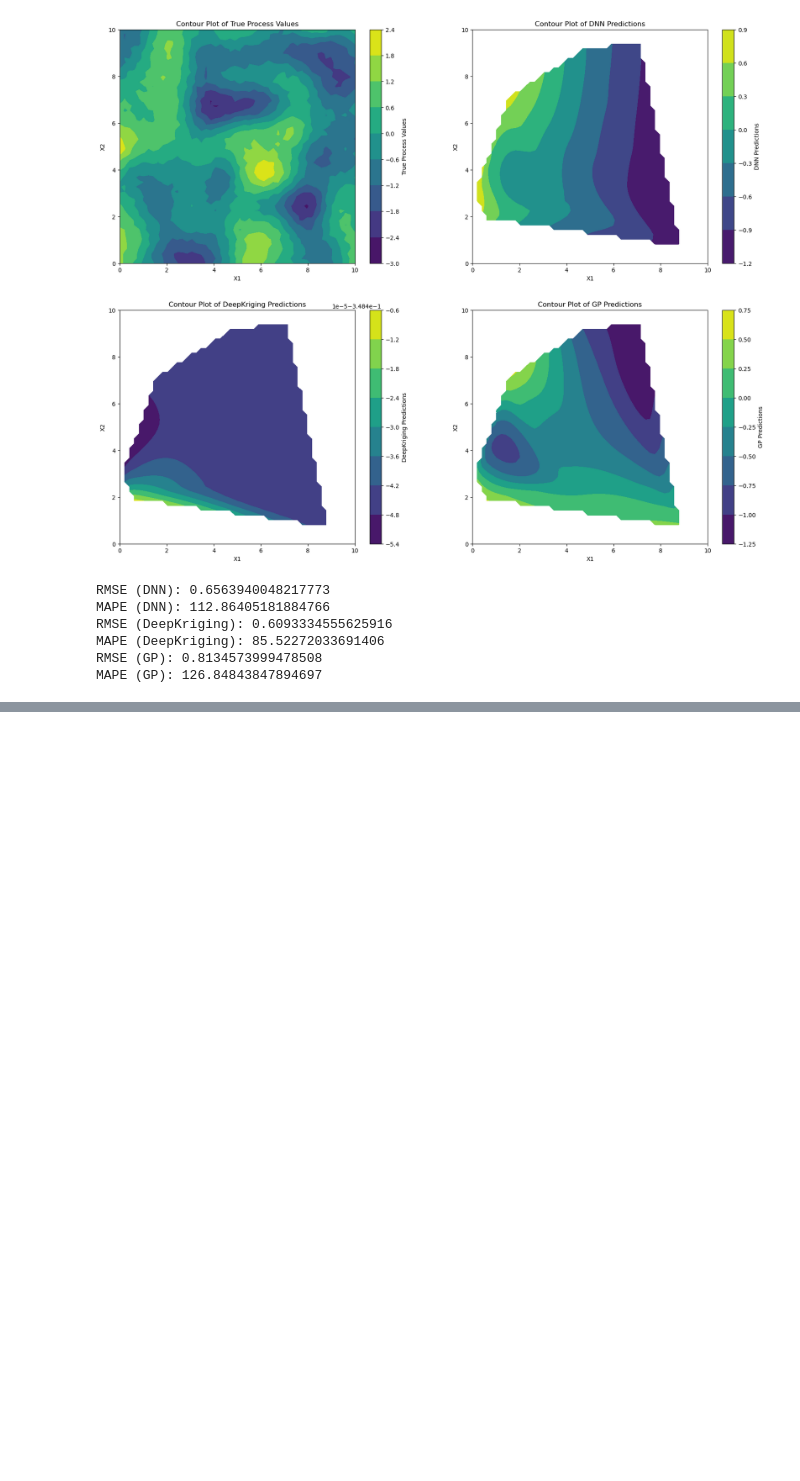
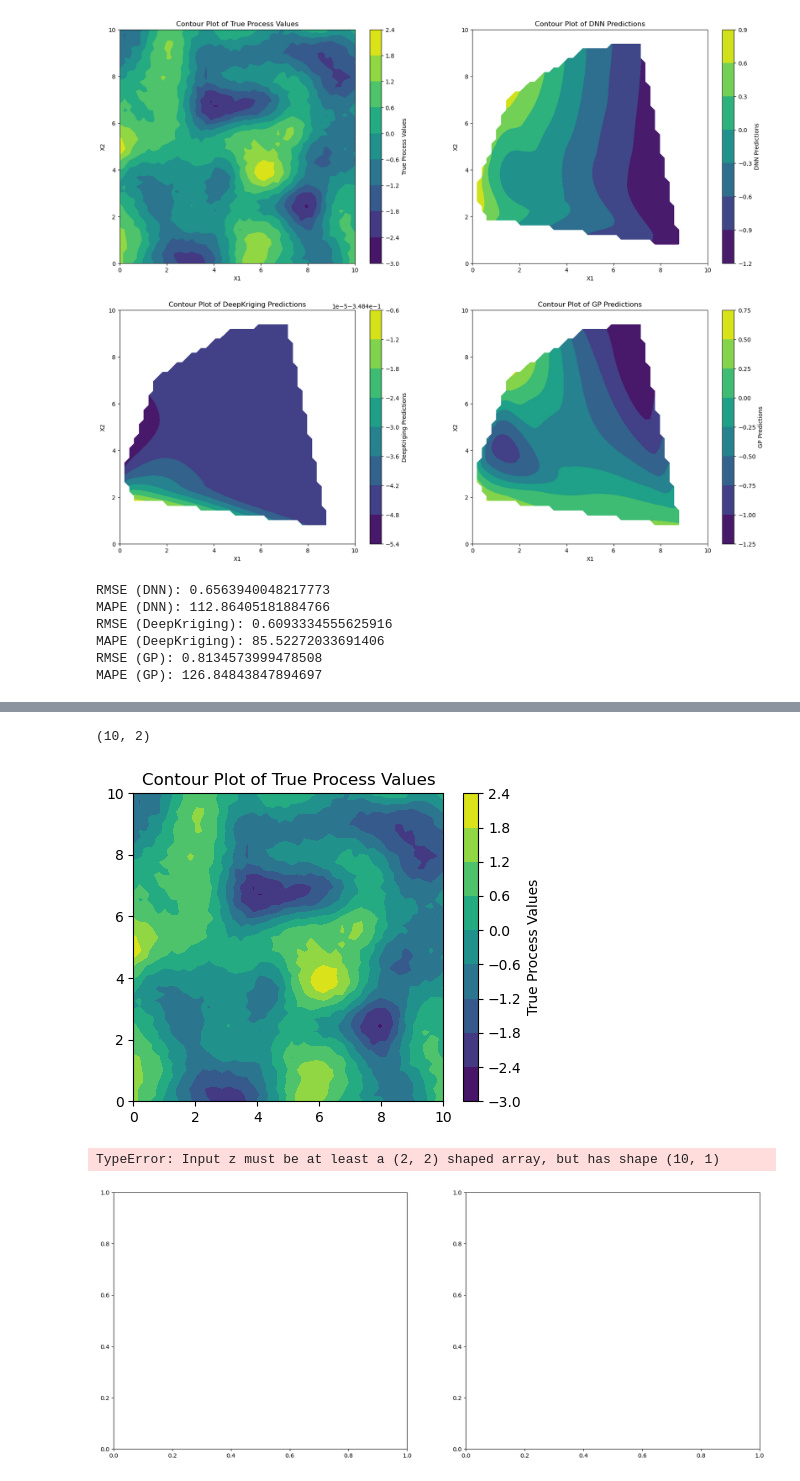
Before and after one commit to elliekkim/deep_ps, a Jupyter notebook: simple_dk_test.ipynb, the cells around one changed output, grey strips where cells are left out. Drawn from its saved outputs; the diff is of its cells as text; code cells hidden in the pictures; blank space fills up the shorter version.

```diff
--- a/simple_dk_test.ipynb
+++ b/simple_dk_test.ipynb
@@ -263,0 +386,45 @@ MAPE (GP): 126.84843847894697
+# %%
+from sklearn.gaussian_process import GaussianProcessRegressor
+from sklearn.gaussian_process.kernels import RBF
+
+kernel = RBF(length_scale=1.0)
+gp = GaussianProcessRegressor(kernel=kernel, alpha=noise_var)
+
+gp.fit(s_train, y_train)
+y_pred_gp, y_std_gp = gp.predict(s_test, return_std=True)
+# %%
+s_test.shape
+# %% [output]
+(10, 2)
+# %%
+# from scipy.interpolate import griddata
+
+# y_pred_deepkriging_grid = griddata(s_test, y_pred_deepkriging.squeeze(), (X, Y), method='cubic')
+# y_pred_gp_grid = griddata(s_test, y_pred_gp.squeeze(), (X, Y), method='cubic')
+
+# Plot true process values on its own first:
+fig, ax = plt.subplots(1, 1, figsize=(5, 4))
+
+contour1 = ax.contourf(X, Y, process_values_grid, cmap='viridis')
+fig.colorbar(contour1, ax=ax, label='True Process Values')
+ax.set_title("Contour Plot of True Process Values")
+plt.show()
+
+# Assuming y_pred_deepkriging and y_pred_gp are your predictions
+fig, ax = plt.subplots(1, 2, figsize=(20, 8))
+
+# Plot DeepKriging predictions directly on the test points
+contour2 = ax[0].contourf(s_test[:, 0], s_test[:, 1], y_pred_deepkriging, cmap='viridis')
+fig.colorbar(contour2, ax=ax[0], label='DeepKriging Predictions')
+ax[0].set_title("Contour Plot of DeepKriging Predictions")
+
+# Plot GP predictions directly on the test points
+contour3 = ax[1].contourf(s_test[:, 0], s_test[:, 1], y_pred_gp, cmap='viridis')
+fig.colorbar(contour3, ax=ax[1], label='GP Predictions')
+ax[1].set_title("Contour Plot of GP Predictions")
+
+plt.show()
+# %% [output]
+[figure, added]
+TypeError: Input z must be at least a (2, 2) shaped array, but has shape (10, 1)
+[figure, added]
```
Also changed, not shown: parts of 4 cells of this notebook, 1 other file.
